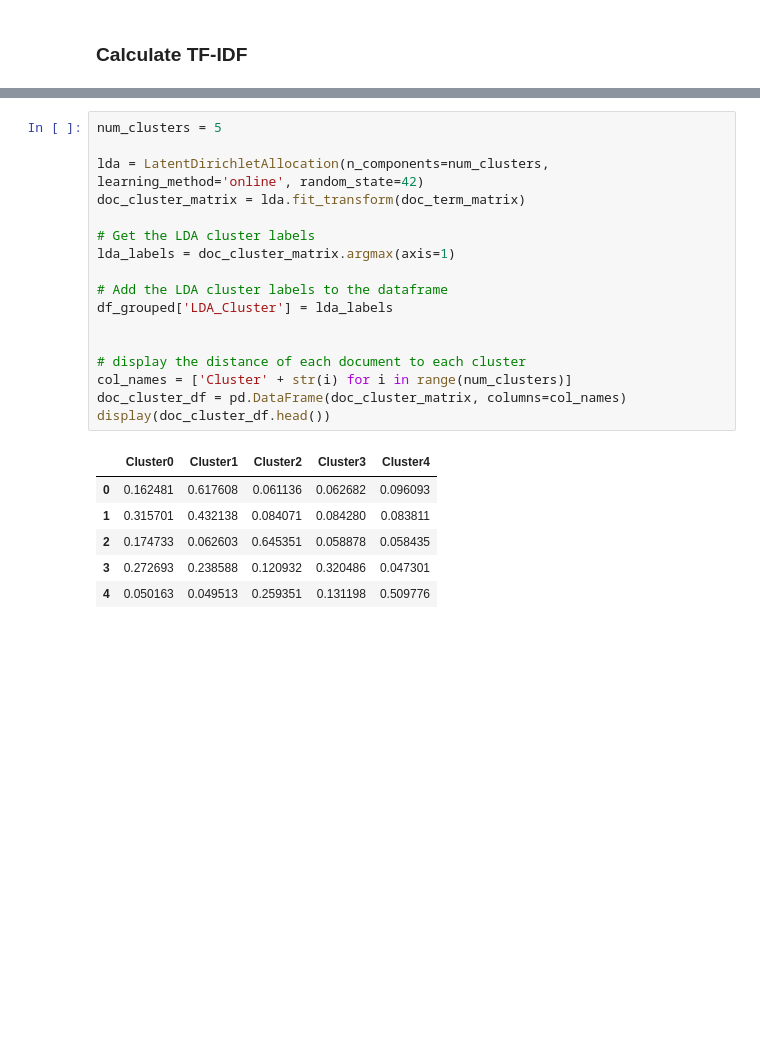
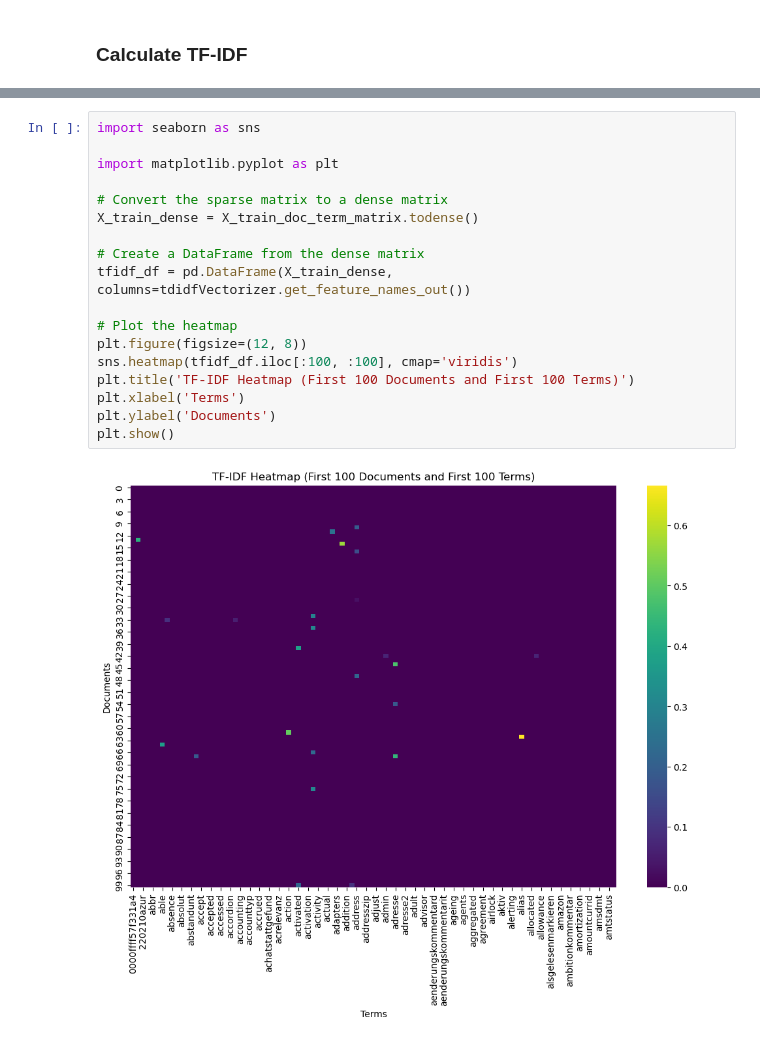
Before and after one commit to imod/ml_ta, a Jupyter notebook: rai_db_clustering.ipynb, the cells around one changed output, grey strips where cells are left out. Drawn from its saved outputs; the diff is of its cells as text; blank space fills up the shorter version.

```diff
--- a/rai_db_clustering.ipynb
+++ b/rai_db_clustering.ipynb
@@ -380,24 +438,20 @@ print(doc_term_matrix.shape)
-# %%
-num_clusters = 5
-
-lda = LatentDirichletAllocation(n_components=num_clusters, learning_method='online', random_state=42)
-doc_cluster_matrix = lda.fit_transform(doc_term_matrix)
-
-# Get the LDA cluster labels
-lda_labels = doc_cluster_matrix.argmax(axis=1)
-
-# Add the LDA cluster labels to the dataframe
-df_grouped['LDA_Cluster'] = lda_labels
-
-
-# display the distance of each document to each cluster
-col_names = ['Cluster' + str(i) for i in range(num_clusters)]
-doc_cluster_df = pd.DataFrame(doc_cluster_matrix, columns=col_names)
-display(doc_cluster_df.head())
-# %% [output]
-|  | Cluster0 | Cluster1 | Cluster2 | Cluster3 | Cluster4 |
-| 0 | 0.162481 | 0.617608 | 0.061136 | 0.062682 | 0.096093 |
-| 1 | 0.315701 | 0.432138 | 0.084071 | 0.084280 | 0.083811 |
-| 2 | 0.174733 | 0.062603 | 0.645351 | 0.058878 | 0.058435 |
-| 3 | 0.272693 | 0.238588 | 0.120932 | 0.320486 | 0.047301 |
-| 4 | 0.050163 | 0.049513 | 0.259351 | 0.131198 | 0.509776 |
+# %%
+import seaborn as sns
+
+import matplotlib.pyplot as plt
+
+# Convert the sparse matrix to a dense matrix
+X_train_dense = X_train_doc_term_matrix.todense()
+
+# Create a DataFrame from the dense matrix
+tfidf_df = pd.DataFrame(X_train_dense, columns=tdidfVectorizer.get_feature_names_out())
+
+# Plot the heatmap
+plt.figure(figsize=(12, 8))
+sns.heatmap(tfidf_df.iloc[:100, :100], cmap='viridis')
+plt.title('TF-IDF Heatmap (First 100 Documents and First 100 Terms)')
+plt.xlabel('Terms')
+plt.ylabel('Documents')
+plt.show()
+# %% [output]
+[figure, added]
```
Also changed, not shown: parts of 21 cells of this notebook, 1 other file.
